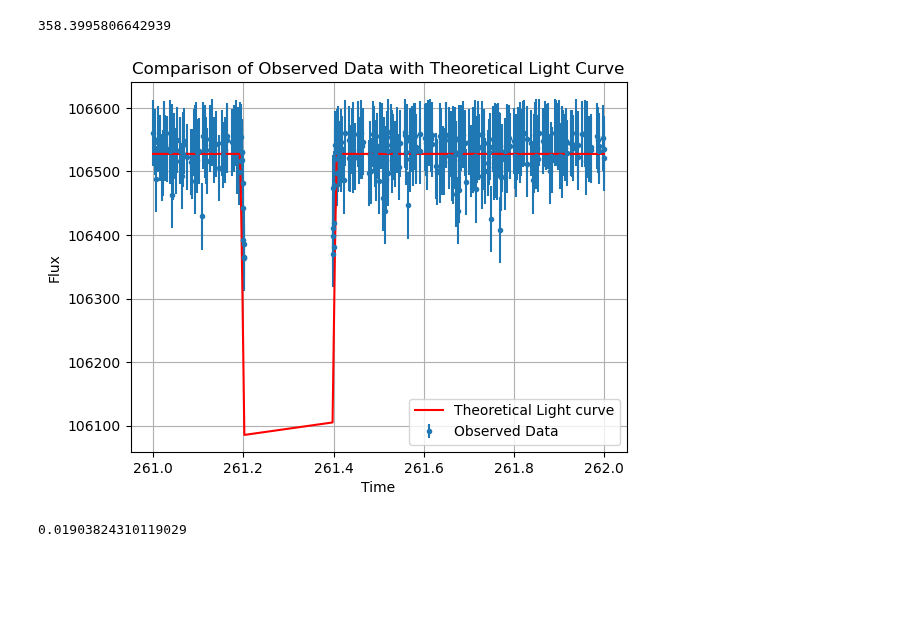
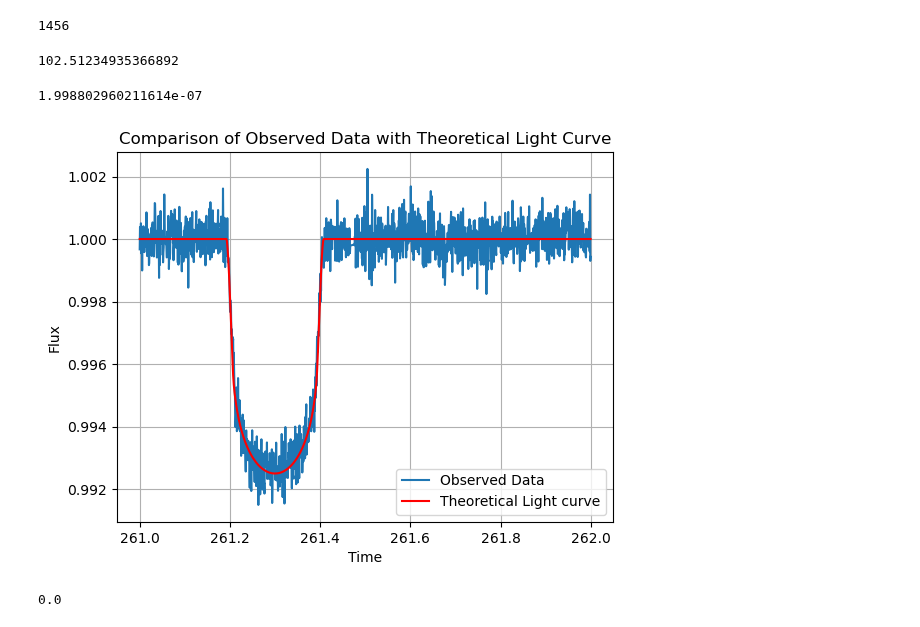
Before and after one commit to Columbia-Astronomy-4260/astr-4260-Juliahaynes777, a Jupyter notebook: PS7/PS7.ipynb, the cells around one changed output. Drawn from its saved outputs; the diff is of its cells as text; code cells hidden in the pictures; blank space fills up the shorter version.

```diff
--- a/PS7/PS7.ipynb
+++ b/PS7/PS7.ipynb
@@ -259,23 +264,74 @@ print (F_theoretical)
+# %%
+# F theoretical including limb darkening
+def predicted_flux(z, p):
+
+    def limb_darkening_relation(r):
+        return (1 - r**2)**(1/4)
+
+    def delta_function(r, p, z):
+        z = math.fabs(z)
+        if r >= (z + p) or r <= (z - p): delta_value = 0
+        elif (r + z) <= p              : delta_value = 1
+        else                           : delta_value = math.acos((z**2 - p**2 + r**2)/(2 * z * r)) / math.pi
+        return delta_value
+
+    def flux_numerator(r):
+        flux_numerator_value = limb_darkening_relation(r) * (1 - delta_function(r, p, z)) * 2 * r
+        return flux_numerator_value
+
+    def flux_denominator(r):
+        flux_denominator_value = limb_darkening_relation(r) * 2 * r
+        return flux_denominator_value
+
+    lowerLim, upperLim = 0, 1
+    integralOne, _ = scipy.integrate.quad(flux_numerator,   lowerLim, upperLim)
+    integralTwo, _ = scipy.integrate.quad(flux_denominator, lowerLim, upperLim)
+    flux_value = integralOne / integralTwo
+    return flux_value
+
+def make_z_array(time, t0, tau):
+    z_array = (time - t0) / tau
+    return z_array
+
+def make_flux_predictions(z_array, p):
+    flux_predictions = []
+    for z in z_array:
+        flux_prediction = predicted_flux(z, p)
+        flux_predictions.append(flux_prediction)
+    return np.array(flux_predictions)
+# %%
+z_array = make_z_array(time_all, t0, tau)
+flux_predictions = make_flux_predictions(z_array, p)
+# %%
+len(F_theoretical)
+len(flux_all)
+# %% [output]
+1456
 # %%
 # Compute chi squared
-chi_squared = np.sum(((flux_filtered - F_theoretical)/flux_err_filtered)**2)
+chi_squared = np.sum(((flux_all - F_theoretical)/np.std(flux_all))**2)
 print (chi_squared)
 # %% [output]
-358.3995806642939
+102.51234935366892
+# %%
+chi_squared = np.sum(((normalized_flux - flux_predictions)/np.std(flux_filtered))**2)
+print (chi_squared)
+# %% [output]
+1.998802960211614e-07
 # %%
 # Problem 2
 
 #Plotting observed vs theoretical data
 plt.figure
-plt.errorbar(time_filtered, flux_filtered, yerr=flux_err_filtered, label='Observed Data', fmt='.')
-plt.plot(time_filtered, F_theoretical, label='Theoretical Light curve', color='red')
+plt.plot(time_all, normalized_flux, label='Observed Data')
+plt.plot(time_all, flux_predictions, label='Theoretical Light curve', color='red')
 plt.xlabel('Time')
 plt.ylabel('Flux')
 plt.title('Comparison of Observed Data with Theoretical Light Curve')
 plt.legend()
 plt.grid(True)
 plt.show()
 # %% [output]
-[figure, old version]
+[figure, new version]
 # %%
 """
@@ -284,13 +339,13 @@ But the area outside the gapmatches very well.
 """
 # %%
 # Compute liklihood of chi-squared value
-N = len(time_filtered)
+N = len(time_all)
 M = 3
 nu = N - M
 
-p_value = 1 - gammainc(nu / 2, chi_squared / 2)
-print (p_value)
+p_value = gammainc(nu / 2, chi_squared / 2)
+p_value
 # %% [output]
-0.01903824310119029
+0.0
 # %%
 """
```
Also changed, not shown: parts of 29 cells of this notebook, 1 other file.
